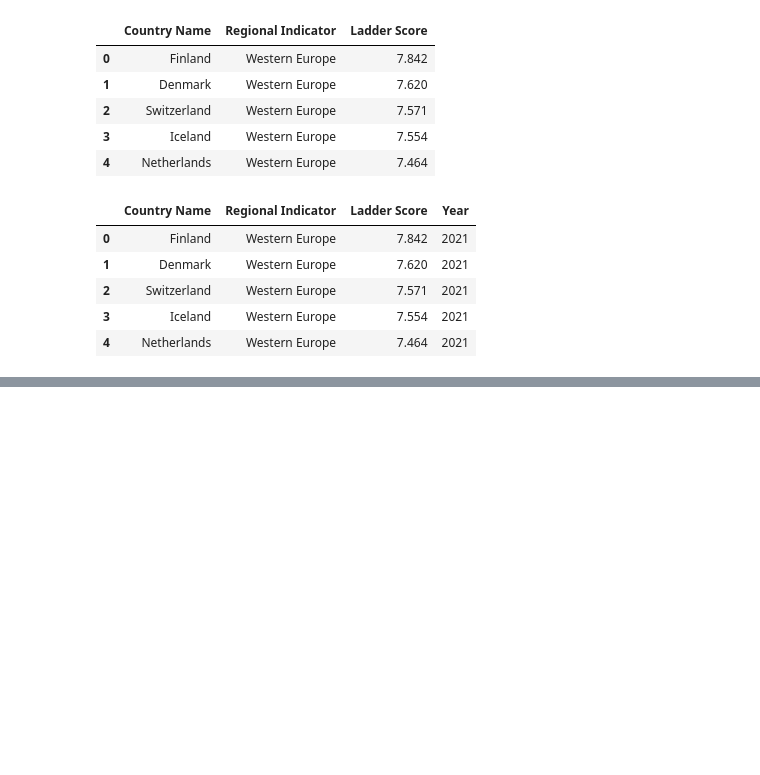
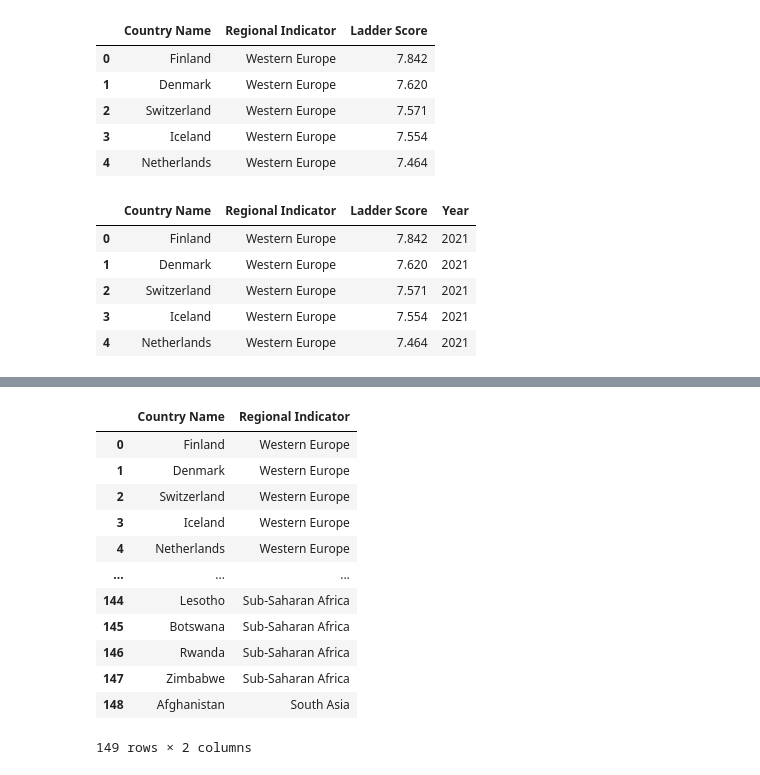
Before and after one commit to luvin13/ETL-Project, a Jupyter notebook: WorldHappy.ipynb, the cells around one changed output, grey strips where cells are left out. Drawn from its saved outputs; the diff is of its cells as text; code cells hidden in the pictures; blank space fills up the shorter version.

```diff
--- a/WorldHappy.ipynb
+++ b/WorldHappy.ipynb
@@ -99,2 +111,19 @@ result.head(20)
 # %%
-result = multihappy_trans.join(happy21_trans)
+# Create lookup data frame
+ri_dfcols = ["Country Name", "Regional Indicator"]
+ri_df = happy21_trans[ri_dfcols]
+ri_df
+# %% [output]
+|  | Country Name | Regional Indicator |
+| 0 | Finland | Western Europe |
+| 1 | Denmark | Western Europe |
+| 2 | Switzerland | Western Europe |
+| 3 | Iceland | Western Europe |
+| 4 | Netherlands | Western Europe |
+| ... | ... | ... |
+| 144 | Lesotho | Sub-Saharan Africa |
+| 145 | Botswana | Sub-Saharan Africa |
+| 146 | Rwanda | Sub-Saharan Africa |
+| 147 | Zimbabwe | Sub-Saharan Africa |
+| 148 | Afghanistan | South Asia |
+149 rows × 2 columns
```
Also changed, not shown: parts of 17 cells of this notebook, 3 other files.
